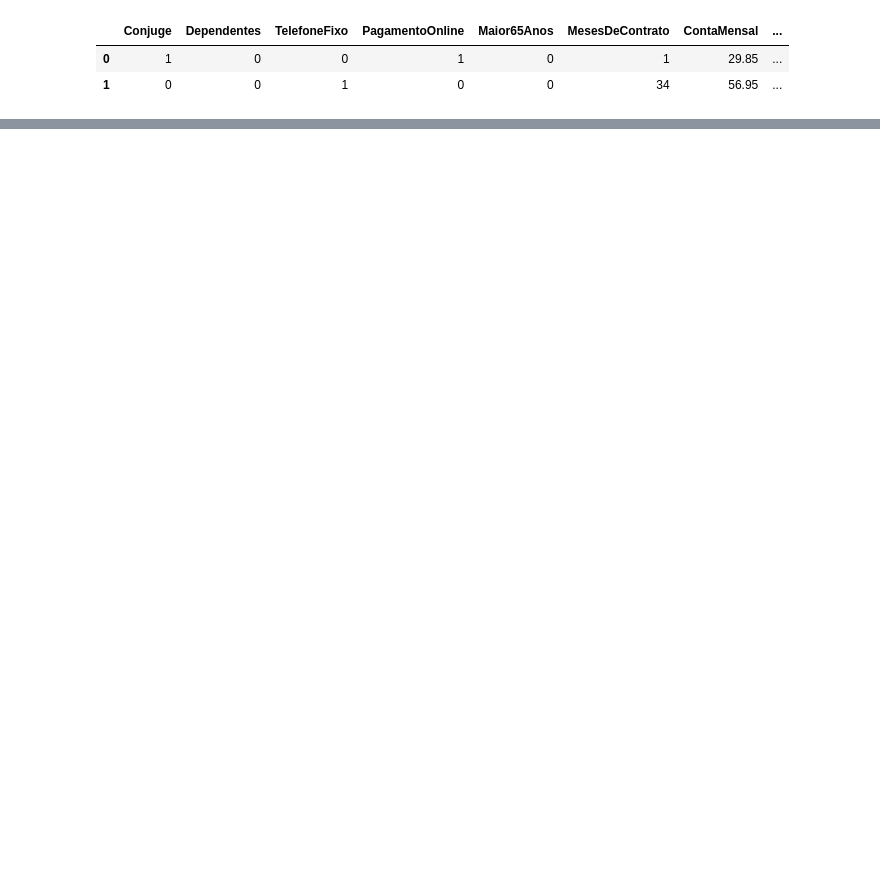
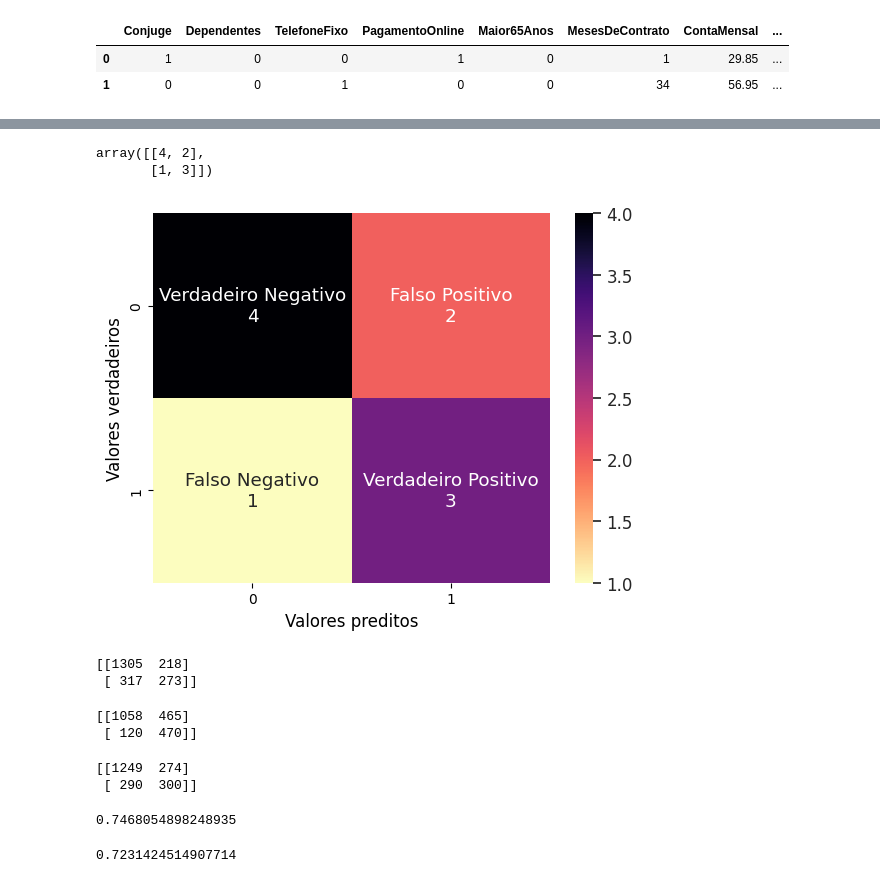
Before and after one commit to betinhapotter/alura-git, a Jupyter notebook: Projeto_ML.ipynb, the cells around one changed output, grey strips where cells are left out. Cells and saved outputs as stored; diff of their text form; code cells hidden in the pictures; blank space fills up the shorter version.

```diff
--- a/Projeto_ML.ipynb
+++ b/Projeto_ML.ipynb
@@ -134,0 +387,65 @@ Name: count, dtype: int64
+# %%
+valores_preditos = [0, 1, 1, 1, 0, 0, 1, 0, 0, 1]
+# %%
+valores_verdadeiros= [0, 1, 0, 1, 0, 0, 1, 0, 1, 0]
+# %%
+mc = confusion_matrix(valores_verdadeiros, valores_preditos)  # Matriz de confusão
+mc
+# %% [output]
+array([[4, 2],
+       [1, 3]])
+# %%
+import seaborn as sns
+import matplotlib.pyplot as plt
+import numpy as np
+
+def gerando_matriz(matriz_confusao, labels, categorias, cmap="viridis"):
+    group_counts = [f"{value}" for value in matriz_confusao.flatten()]
+    labels = [f"{v1}" for v1 in labels]
+    lb = [f"{v1}\n{v2}" for v1, v2 in zip(labels, group_counts)]
+    lb = np.asarray(lb).reshape(matriz_confusao.shape)
+
+    ax = plt.subplot()
+    sns.set(font_scale=1.1)
+    sns.heatmap(matriz_confusao, annot=lb, ax=ax, cmap=cmap, fmt="", xticklabels=categorias,yticklabels=categorias)
+
+    label_font = {'size':'12'}
+    ax.set_xlabel('Valores preditos', fontdict=label_font);
+    ax.set_ylabel('Valores verdadeiros', fontdict=label_font);
+
+    ax.tick_params(axis='both', which='major', labelsize=10)
+# %%
+categorias = ["0", "1"]
+labels = ['Verdadeiro Negativo','Falso Positivo',
+          'Falso Negativo','Verdadeiro Positivo']
+
+gerando_matriz(mc, labels, categorias, cmap="magma_r")
+# %% [output]
+[figure, added]
+# %%
+from sklearn.metrics import confusion_matrix
+print(confusion_matrix(y_teste, predito_knn))
+# %% [output]
+[[1305  218]
+ [ 317  273]]
+# %%
+print(confusion_matrix(y_teste, predito_BNb))
+# %% [output]
+[[1058  465]
+ [ 120  470]]
+# %%
+print(confusion_matrix(y_teste, predito_ArvoreDecisao))
+# %% [output]
+[[1249  274]
+ [ 290  300]]
+# %%
+from sklearn.metrics import accuracy_score
+#modelo KNN
+print(accuracy_score(y_teste, predito_knn))
+# %% [output]
+0.7468054898248935
+# %%
+#modelo Bernoulli de naive bayes
+print(accuracy_score(y_teste, predito_BNb))
+# %% [output]
+0.7231424514907714
```
Also changed, not shown: parts of 52 cells of this notebook.
